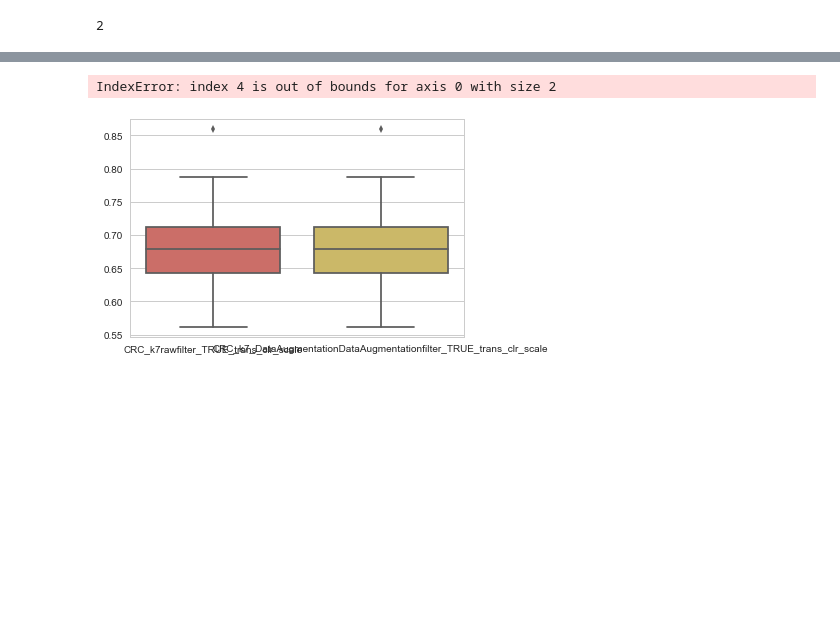
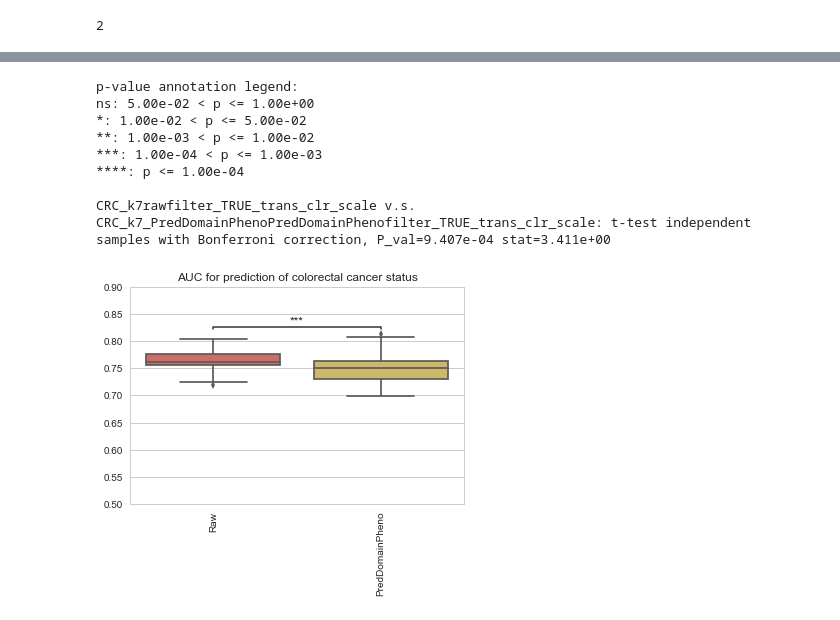
Before and after one commit to LeahBriscoe/microbatch_vc, a Jupyter notebook: Classifier/plotting_prediction_results_CI_permethod.ipynb, the cells around one changed output, grey strips where cells are left out. Drawn from its saved outputs; the diff is of its cells as text; code cells hidden in the pictures; blank space fills up the shorter version.

```diff
--- a/Classifier/plotting_prediction_results_CI_permethod.ipynb
+++ b/Classifier/plotting_prediction_results_CI_permethod.ipynb
@@ -193,10 +236,10 @@ for f in range(len(file_names)):
 
     if metric_word == 'pearson':
         # "_lin_model_" + lin_model + "/cont_pred/"
-        filename_temp = data_folder + folder_names[f] +"/"+ data_type + "_BatchCorrected_" + phen + "_"+ file_names[f] +"_lin_model_" + lin_model + "_pearson_and_mse.pkl"
+        filename_temp = data_folder + folder_names[f] +"/"+ data_type + "_BatchCorrected_" + phen[f] + "_"+ file_names[f] +"_lin_model_" + lin_model + "_pearson_and_mse.pkl"
 
     else:
-        filename_temp = data_folder + folder_names[f] + "/"+ data_type + "_BatchCorrected_"+ phen + "_" + file_names[f] + "_classification_auc.pkl"
+        filename_temp = data_folder + folder_names[f] + "/"+ data_type + "_BatchCorrected_"+ phen[f] + "_" + file_names[f] + "_classification_auc.pkl"
     print(filename_temp)
     if os.path.isfile(filename_temp):
 
@@ -204,7 +247,7 @@ for f in range(len(file_names)):
 
         #methods_lists.append([k for k in data1.keys()])
 
-        if metric_word == "auc_all":
+        if metric_word == "auc_all" or metric_word == "accuracy":
             index = folder_names[f] + file_names[f]
             #index = folder_names[f]
             #index = nice_names[f] + "_first_" + str(numPc[f])
@@ -348,24 +395,37 @@ dtype: float64
 # %%
 import matplotlib.pyplot as plt
 import seaborn as sns
 from statannot import add_stat_annotation
 
 sns.set(style="whitegrid")
 
 
 x = "Method"
 y = "AUC"
 order = ['Sun', 'Thur', 'Fri', 'Sat']
 ax = sns.boxplot(data=df_metric,palette=plot_color)
 add_stat_annotation(ax, data=df_metric,
-                    box_pairs=[(df_metric.columns[0], df_metric.columns[4]), (df_metric.columns[0], df_metric.columns[5])],
-                    test='Mann-Whitney', text_format='star', loc='outside', verbose=2)
+                    box_pairs=[(df_metric.columns[0], df_metric.columns[1])],
+                    test='t-test_ind', text_format='star', loc='outside', verbose=2)
+# , (df_metric.columns[0], df_metric.columns[5])
 ax.set_xticklabels(rotation=90,labels = select_labels)
 ax.set(ylim=(0.5,0.9))
+ax.set_title(title)
 plt.savefig(plot_folder + data_type + "_" + trans + '_boxplots_' + classifier_ofc + '_' + metric_word + "_" + special_name + '_2.pdf',bbox_inches='tight')
+#(df_metric.columns[0], df_metric.columns[2]),
+#                              (df_metric.columns[0], df_metric.columns[3]),
+#                             (df_metric.columns[0], df_metric.columns[4]),
+#                             (df_metric.columns[0], df_metric.columns[5])
 # %% [output]
-IndexError: index 4 is out of bounds for axis 0 with size 2
+p-value annotation legend:
+ns: 5.00e-02 < p <= 1.00e+00
+*: 1.00e-02 < p <= 5.00e-02
+**: 1.00e-03 < p <= 1.00e-02
+***: 1.00e-04 < p <= 1.00e-03
+****: p <= 1.00e-04
+
+CRC_k7rawfilter_TRUE_trans_clr_scale v.s. CRC_k7_PredDomainPhenoPredDomainPhenofilter_TRUE_trans_clr_scale: t-test independent samples with Bonferroni correction, P_val=9.407e-04 stat=3.411e+00
-[figure, old version]
+[figure, new version]
 # %%
 from scipy.stats import ttest_ind
 
```
Also changed, not shown: parts of 12 cells of this notebook, 3 other files.
